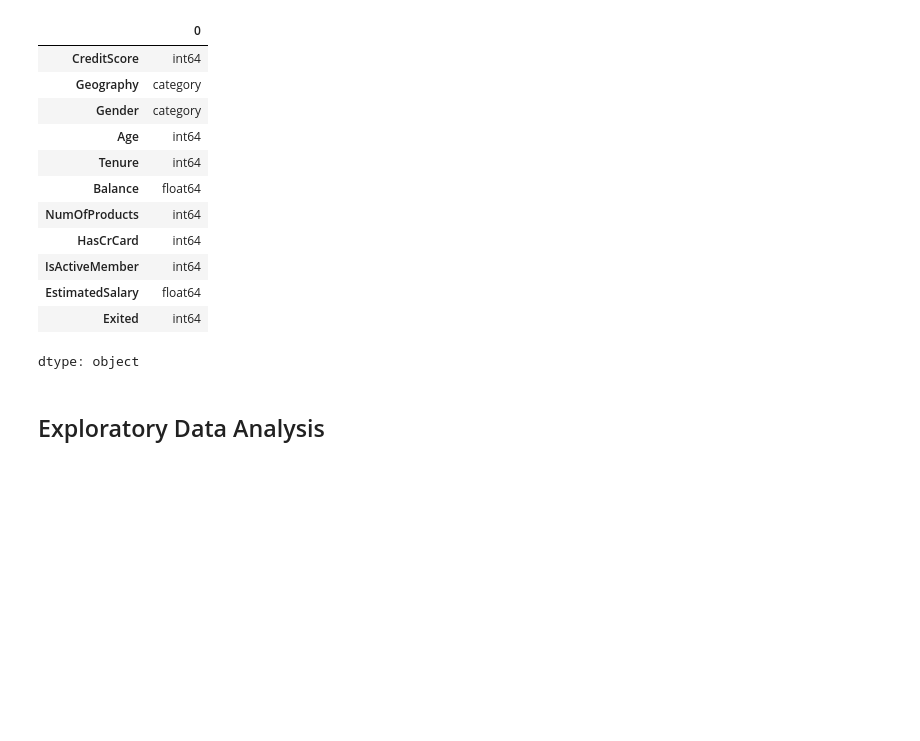
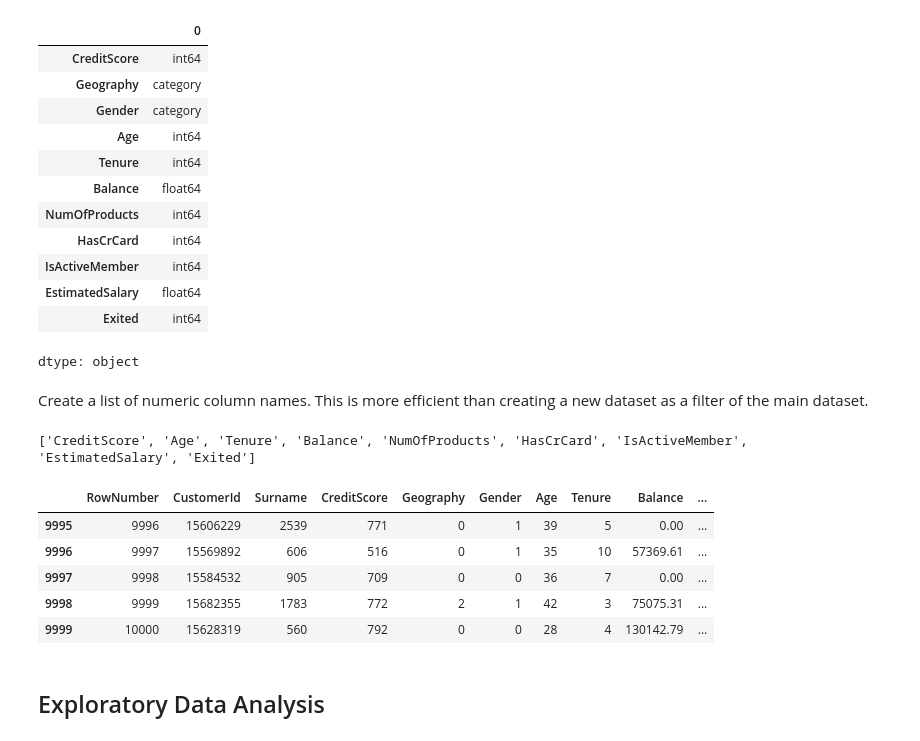
Before and after one commit to lhughey/AIML_Course, a Jupyter notebook: Project 4 - NN - Bank Churn Prediction/INN_Learner_Notebook_Full_code.ipynb, the cells around one changed output. Saved outputs shown, nothing was run; the diff lists cells and outputs as text; code cells hidden in the pictures; blank space fills up the shorter version.

```diff
--- a/Project 4 - NN - Bank Churn Prediction/INN_Learner_Notebook_Full_code.ipynb
+++ b/Project 4 - NN - Bank Churn Prediction/INN_Learner_Notebook_Full_code.ipynb
@@ -199,6 +199,28 @@ data.dtypes
 | EstimatedSalary | float64 |
 | Exited | int64 |
 dtype: object
+# %% [markdown]
+Create a list of numeric column names. This is more efficient than creating a new dataset as a filter of the main dataset.
+# %%
+#create an array, loop through columns and add the column name to the array if the data type is numeric
+num_features = []
+for col in data.columns:
+    if data[col].dtype == 'int64' or data[col].dtype == 'float64':
+        num_features.append(col)
+
+
+print(num_features)
+# %% [output]
+['CreditScore', 'Age', 'Tenure', 'Balance', 'NumOfProducts', 'HasCrCard', 'IsActiveMember', 'EstimatedSalary', 'Exited']
+# %%
+data.tail()
+# %% [output]
+|  | RowNumber | CustomerId | Surname | CreditScore | Geography | Gender | Age | Tenure | Balance | ... |
+| 9995 | 9996 | 15606229 | 2539 | 771 | 0 | 1 | 39 | 5 | 0.00 | ... |
+| 9996 | 9997 | 15569892 | 606 | 516 | 0 | 1 | 35 | 10 | 57369.61 | ... |
+| 9997 | 9998 | 15584532 | 905 | 709 | 0 | 0 | 36 | 7 | 0.00 | ... |
+| 9998 | 9999 | 15682355 | 1783 | 772 | 2 | 1 | 42 | 3 | 75075.31 | ... |
+| 9999 | 10000 | 15628319 | 560 | 792 | 0 | 0 | 28 | 4 | 130142.79 | ... |
 # %% [markdown]
 ## Exploratory Data Analysis
 # %% [markdown]
```
Also changed, not shown: parts of 8 cells of this notebook.
